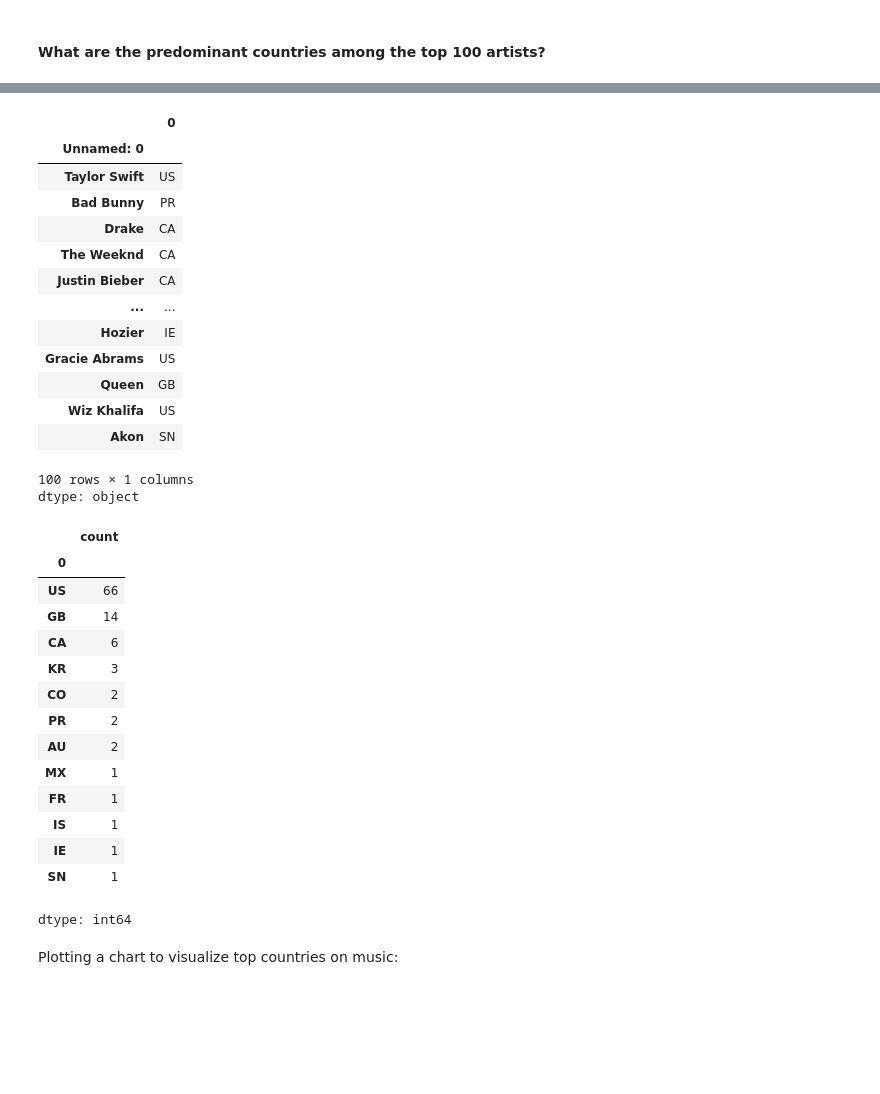
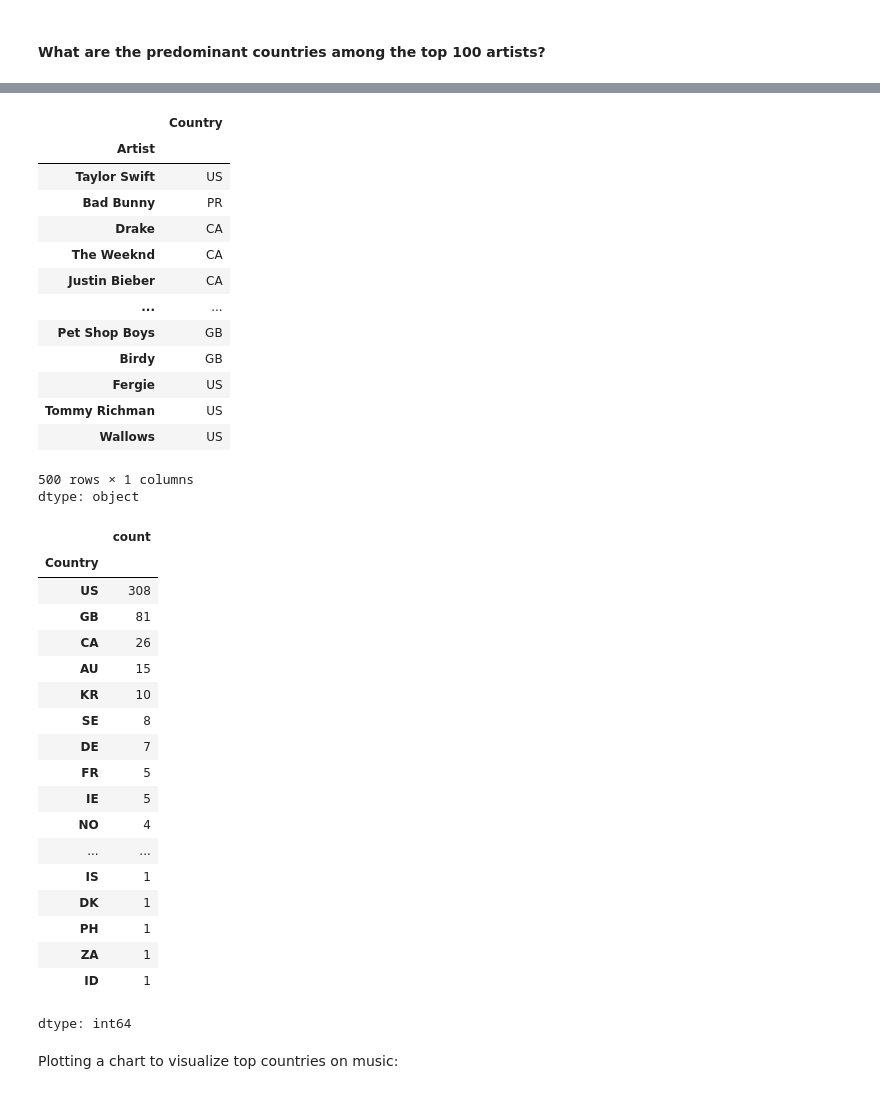
Before and after one commit to prokope/learning-data-science, a Jupyter notebook: eda.ipynb, the cells around one changed output, grey strips where cells are left out. Cells and saved outputs as stored; diff of their text form; code cells hidden in the pictures; blank space fills up the shorter version.

```diff
--- a/eda.ipynb
+++ b/eda.ipynb
@@ -717,43 +725,47 @@ Saving artists_nationalities_treated.csv to artists_nationalities_treated (4).cs
 # %%
-artists_nationalities = pd.read_csv('artists_nationalities_treated.csv')
+artists_nationalities = pd.read_csv('artists_nationalities (2).csv')
 # %%
-artists_nationalities = artists_nationalities.set_index('Unnamed: 0')
-artists_nationalities = pd.Series(data=artists_nationalities['0'], index=artists_nationalities.index)
+artists_nationalities = artists_nationalities.set_index('Artist')
+artists_nationalities = pd.Series(data=artists_nationalities['Country'], index=artists_nationalities.index)
 artists_nationalities
 # %% [output]
-|  | 0 |
-| Unnamed: 0 |  |
+|  | Country |
+| Artist |  |
 | Taylor Swift | US |
 | Bad Bunny | PR |
 | Drake | CA |
 | The Weeknd | CA |
 | Justin Bieber | CA |
 | ... | ... |
-| Hozier | IE |
-| Gracie Abrams | US |
-| Queen | GB |
-| Wiz Khalifa | US |
-| Akon | SN |
+| Pet Shop Boys | GB |
+| Birdy | GB |
+| Fergie | US |
+| Tommy Richman | US |
+| Wallows | US |
-100 rows × 1 columns
+500 rows × 1 columns
 dtype: object
 # %%
 artists_count = artists_nationalities.value_counts()
 artists_count
 # %% [output]
 |  | count |
-| 0 |  |
-| US | 66 |
-| GB | 14 |
-| CA | 6 |
-| KR | 3 |
-| CO | 2 |
-| PR | 2 |
-| AU | 2 |
-| MX | 1 |
-| FR | 1 |
+| Country |  |
+| US | 308 |
+| GB | 81 |
+| CA | 26 |
+| AU | 15 |
+| KR | 10 |
+| SE | 8 |
+| DE | 7 |
+| FR | 5 |
+| IE | 5 |
+| NO | 4 |
+| ... | ... |
 | IS | 1 |
-| IE | 1 |
-| SN | 1 |
+| DK | 1 |
+| PH | 1 |
+| ZA | 1 |
+| ID | 1 |
 dtype: int64
 # %% [markdown]
 Plotting a chart to visualize top countries on music:
```
Also changed, not shown: parts of 18 cells of this notebook.
